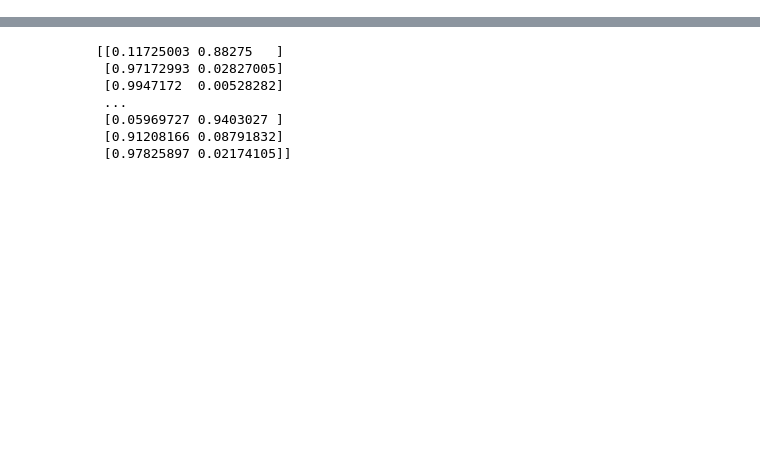
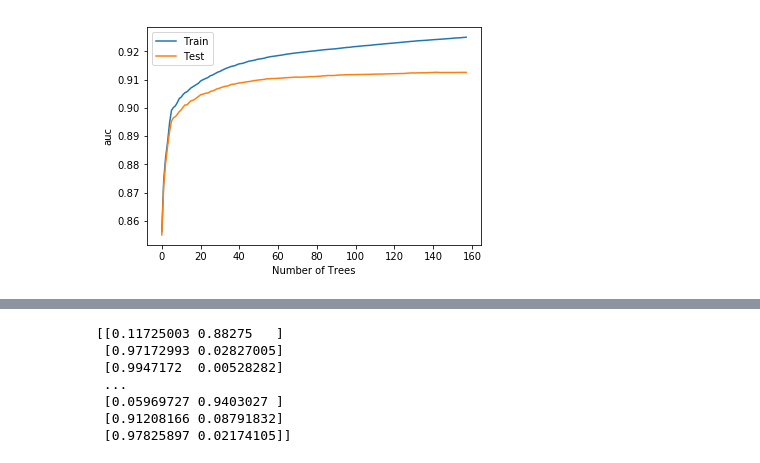
Before and after one commit to kawaho/XGBoost-for-HtoEMu, a Jupyter notebook: training.ipynb, the cells around one changed output, grey strips where cells are left out. Saved outputs shown, nothing was run; the diff lists cells and outputs as text; code cells hidden in the pictures; blank space fills up the shorter version.

```diff
--- a/training.ipynb
+++ b/training.ipynb
@@ -214,0 +300,76 @@ AUC of testing set: 0.821565
+# %%
+# Retrain with the best model
+# Use seed=123 for reproducibility
+tic = time.time()
+#0 jets
+# model = xgb.XGBClassifier(base_score=0.5, booster='gbtree', colsample_bylevel=1,
+#        colsample_bytree=0.8, gamma=10, learning_rate=0.25,
+#        max_delta_step=0, max_depth=3, min_child_weight=1, missing=None,
+#        n_estimators=150, n_jobs=24, nthread=None,
+#        objective='binary:logistic', random_state=0,
+#        reg_alpha =5.0, reg_lambda=10.0,
+#        scale_pos_weight=1.4643960793015485, seed=123, silent=True,
+#        subsample=0.7)
+#1 jets
+# model = xgb.XGBClassifier(base_score=0.5, booster='gbtree', colsample_bylevel=1,
+#        colsample_bytree=0.8, gamma=5, learning_rate=0.28,
+#        max_delta_step=0, max_depth=3, min_child_weight=1, missing=None,
+#        n_estimators=175, n_jobs=24, nthread=None,
+#        objective='binary:logistic', random_state=0,
+#        reg_alpha = 0.0, reg_lambda=1.0,
+#        scale_pos_weight=sig_to_bkg_ratio, seed=123, silent=True,
+#        subsample=0.7)
+
+# model = xgb.XGBClassifier(base_score=0.5, booster='gbtree', colsample_bylevel=1,
+#        colsample_bytree=0.8, gamma=4, learning_rate=0.1,
+#        max_delta_step=0, max_depth=3, min_child_weight=1, missing=None,
+#        n_estimators=150, n_jobs=24, nthread=None,random_state=0,
+#        reg_alpha = 5.0, reg_lambda=10.0, objective='binary:logistic',
+#        scale_pos_weight=sig_to_bkg_ratio, seed=123, silent=True,
+#        subsample=0.7)
+import math
+params = {'reg_alpha': 6.0, 'colsample_bytree': 0.61, 'learning_rate': 0.21, 'n_estimators': 158, 'subsample': 0.73, 'reg_lambda': 10.0, 'max_depth': 5, 'gamma': 0.0}
+model = xgb.XGBClassifier(base_score=0.5, booster='gbtree', n_jobs=24, nthread=None, random_state=0,
+        objective='binary:logistic', scale_pos_weight=sig_to_bkg_ratio, early_stopping_rounds = 10, maximize = True, seed=123, silent=True)
+model.set_params(**params)
+# model = xgb.XGBClassifier(base_score=0.5, booster='gbtree', colsample_bylevel=1,
+#        colsample_bytree=0.8, gamma=4, learning_rate=0.1,
+#        max_delta_step=0, max_depth=3, min_child_weight=1, missing=None,
+#        n_estimators=150, n_jobs=24, nthread=None,random_state=0,
+#        reg_alpha = 5.0, reg_lambda=10.0, objective='binary:logistic',
+#        scale_pos_weight=5*sig_to_bkg_ratio, seed=123, silent=True,
+#        subsample=0.8)
+print model
+model.fit(X_train[feature_names], y_train, sample_weight=X_train['weight'], eval_set = [(X_train[feature_names], y_train), (X_test[feature_names], y_test)], eval_metric='auc', sample_weight_eval_set = [X_train['weight'], X_test['weight']], verbose=False)
+toc = time.time()
+print "Time spent on training %s"%str(timedelta(seconds=toc - tic))
+
+#Get AUC of final model for both training and testing set to avoid overtraining
+results = model.evals_result()
+print "AUC of training set: %f"%results['validation_0']['auc'][-1]
+print "AUC of testing set: %f"%results['validation_1']['auc'][-1]
+
+epochs = len(results['validation_0']['auc'])
+x_axis = range(epochs)
+# plot log loss
+fig, ax = plt.subplots()
+ax.plot(x_axis, results['validation_0']['auc'], label='Train')
+ax.plot(x_axis, results['validation_1']['auc'], label='Test')
+ax.legend()
+plt.ylabel('auc')
+plt.xlabel('Number of Trees')
+plt.show()
+
+# Alternative way to get AUC
+# train = xgb.DMatrix(data=X_train[feature_names],label=X_train.label.cat.codes,
+#                    feature_names=feature_names, weight=X_train['weight'])
+# test = xgb.DMatrix(data=X_test[feature_names],label=X_test.label.cat.codes,
+#                    feature_names=feature_names, weight=X_test['weight'])
+# booster = model.get_booster()
+# print(booster.eval(test))
+# print(booster.eval(train))
+
+#sklearn auc does not work on negative weights
+#y_pred = model.predict_proba(X_test[feature_names])
+#print roc_auc_score(y_test, y_pred[:,1], sample_weight=X_test['weight'])
+# %% [output]
@@ -214,0 +386 @@ AUC of testing set: 0.821565
+[figure, added]
```
Also changed, not shown: parts of 15 cells of this notebook.
